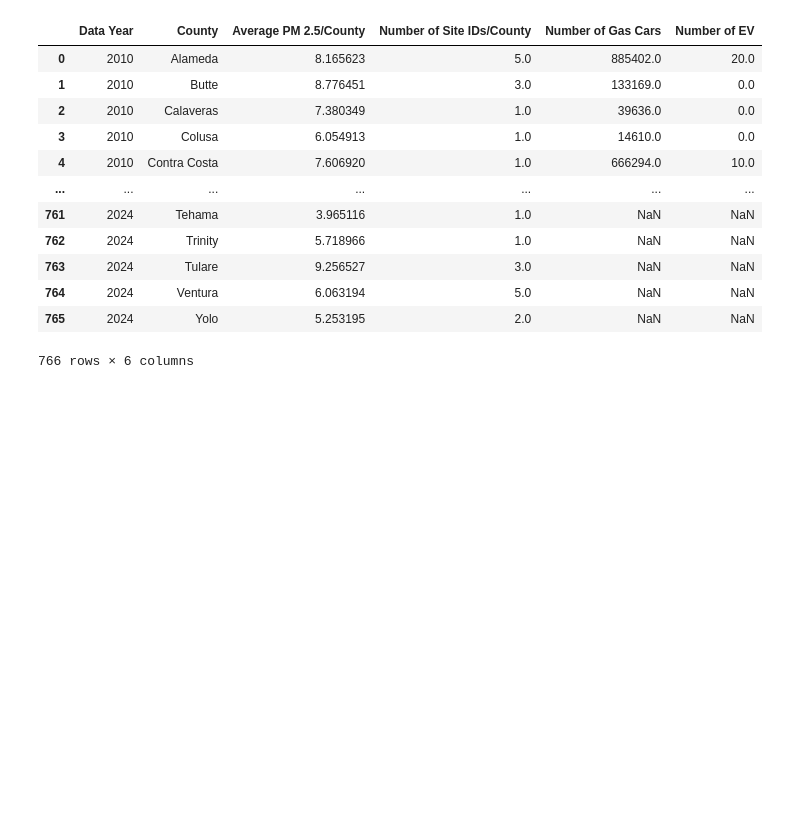
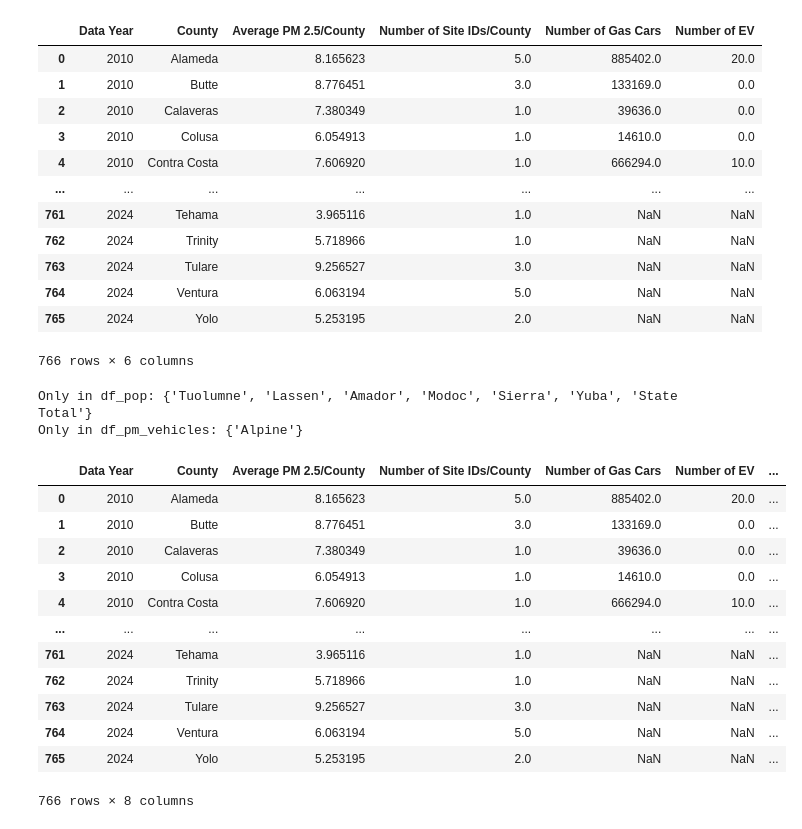
Before and after one commit to kellerl7/SIADS_Milestone_1, a Jupyter notebook: PM2.5_Vehical_Data.ipynb, the cells around one changed output. Saved outputs shown, nothing was run; the diff lists cells and outputs as text; code cells hidden in the pictures; blank space fills up the shorter version.

```diff
--- a/PM2.5_Vehical_Data.ipynb
+++ b/PM2.5_Vehical_Data.ipynb
@@ -112,3 +112,43 @@ df_pm_vehicles
 766 rows × 6 columns
 # %%
 df_pm_vehicles.to_csv('/Users/clarissaclark/SIADS_Milestone_1/PM2.5_Vehicles.csv', index=False)
+# %%
+# now let's combine that dataframe with population
+df_pop = pd.read_csv('/Users/clarissaclark/SIADS_Milestone_1/California_Population.csv')
+# clean df_pop county column to match df_pm_vehicle county column
+df_pop['County'] = df_pop['County'].str.strip()
+df_pop['County'] = df_pop['County'].str.title()
+df_pop['County'] = df_pop['County'].str.replace(r'\s+', ' ', regex=True)
+# %%
+# Get unique counties from both DataFrames
+counties_pop = set(df_pop['County'])
+counties_pm_vehicles = set(df_pm_vehicles['County'])
+
+# Find differences
+only_in_pop = counties_pop - counties_pm_vehicles
+only_in_pm_vehicles = counties_pm_vehicles - counties_pop
+
+print("Only in df_pop:", only_in_pop)
+print("Only in df_pm_vehicles:", only_in_pm_vehicles)
+# for now, we will merge on left for df_pm_vehicles
+# %% [output]
+Only in df_pop: {'Tuolumne', 'Lassen', 'Amador', 'Modoc', 'Sierra', 'Yuba', 'State Total'}
+Only in df_pm_vehicles: {'Alpine'}
+# %%
+df_pm_vehicles_pop= pd.merge(df_pm_vehicles, df_pop, on=['County', 'Data Year'], how='left')
+df_pm_vehicles_pop.rename(columns={'Z Score':'Population Z Score'}, inplace=True)
+df_pm_vehicles_pop
+# %% [output]
+|  | Data Year | County | Average PM 2.5/County | Number of Site IDs/County | Number of Gas Cars | Number of EV | ... |
+| 0 | 2010 | Alameda | 8.165623 | 5.0 | 885402.0 | 20.0 | ... |
+| 1 | 2010 | Butte | 8.776451 | 3.0 | 133169.0 | 0.0 | ... |
+| 2 | 2010 | Calaveras | 7.380349 | 1.0 | 39636.0 | 0.0 | ... |
+| 3 | 2010 | Colusa | 6.054913 | 1.0 | 14610.0 | 0.0 | ... |
+| 4 | 2010 | Contra Costa | 7.606920 | 1.0 | 666294.0 | 10.0 | ... |
+| ... | ... | ... | ... | ... | ... | ... | ... |
+| 761 | 2024 | Tehama | 3.965116 | 1.0 | NaN | NaN | ... |
+| 762 | 2024 | Trinity | 5.718966 | 1.0 | NaN | NaN | ... |
+| 763 | 2024 | Tulare | 9.256527 | 3.0 | NaN | NaN | ... |
+| 764 | 2024 | Ventura | 6.063194 | 5.0 | NaN | NaN | ... |
+| 765 | 2024 | Yolo | 5.253195 | 2.0 | NaN | NaN | ... |
+766 rows × 8 columns
```
Also changed, not shown: parts of 2 cells of this notebook, 3 other files.
